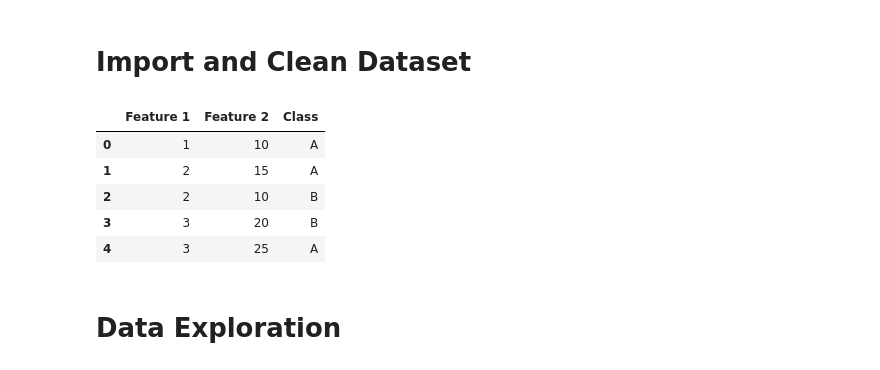
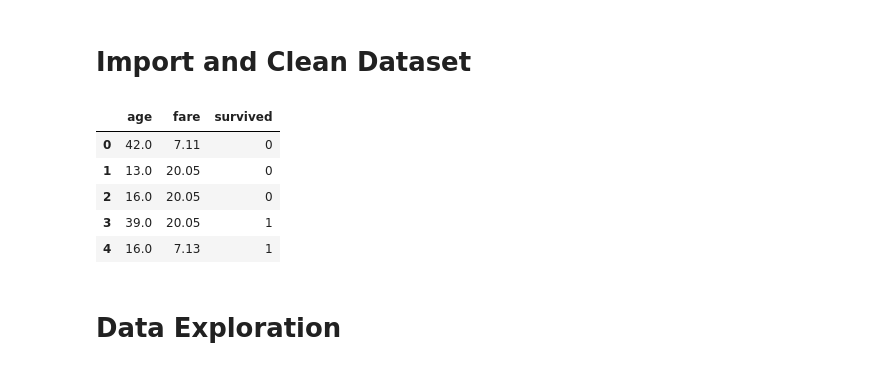
Before and after one commit to IsaacFigNewton/Conditional-Probability-Manifold-Regressor, a Jupyter notebook: KNN_Estimation_of_Feature_Probability_Distributions.ipynb, the cells around one changed output. Saved outputs shown, nothing was run; the diff lists cells and outputs as text; code cells hidden in the pictures.

```diff
--- a/KNN_Estimation_of_Feature_Probability_Distributions.ipynb
+++ b/KNN_Estimation_of_Feature_Probability_Distributions.ipynb
@@ -204,26 +222,26 @@ def print_tree(tree, indent=0):
             print(' ' * (indent + 4) + str(value))
 # %% [markdown]
 # Import and Clean Dataset
-# %%
-# Example usage:
-# Sample dataset
-data = {
-    'Feature 1': [1, 2, 2, 3, 3, 3],
-    'Feature 2': [10, 15, 10, 20, 25, 20],
-    'Class': ['A', 'A', 'B', 'B', 'A', 'B']
-}
-dataset = pd.DataFrame(data)
-X = ['Feature 1', 'Feature 2']
-y = ["Class"]
-
-dataset.head()
-# %% [output]
-|  | Feature 1 | Feature 2 | Class |
-| 0 | 1 | 10 | A |
-| 1 | 2 | 15 | A |
-| 2 | 2 | 10 | B |
-| 3 | 3 | 20 | B |
-| 4 | 3 | 25 | A |
+# %%
+# Load the dataset
+# Titanic
+dataset = pd.read_csv("https://raw.githubusercontent.com/dlsun/pods/master/data/titanic.csv")
+dataset.drop(columns=["name", "ticketno", "gender", "embarked", "class", "country"], inplace=True)
+dataset.dropna(inplace=True)
+
+# Identify categorical, continuous, and binary columns
+X = ["age", "fare"]
+y = ['survived']
+class_map = {key: i for i, key in enumerate(dataset[y[0]].unique())}
+
+dataset.head()
+# %% [output]
+|  | age | fare | survived |
+| 0 | 42.0 | 7.11 | 0 |
+| 1 | 13.0 | 20.05 | 0 |
+| 2 | 16.0 | 20.05 | 0 |
+| 3 | 39.0 | 20.05 | 1 |
+| 4 | 16.0 | 7.13 | 1 |
 # %% [markdown]
 # Data Exploration
 # %% [markdown]
```
Also changed, not shown: parts of 28 cells of this notebook.
